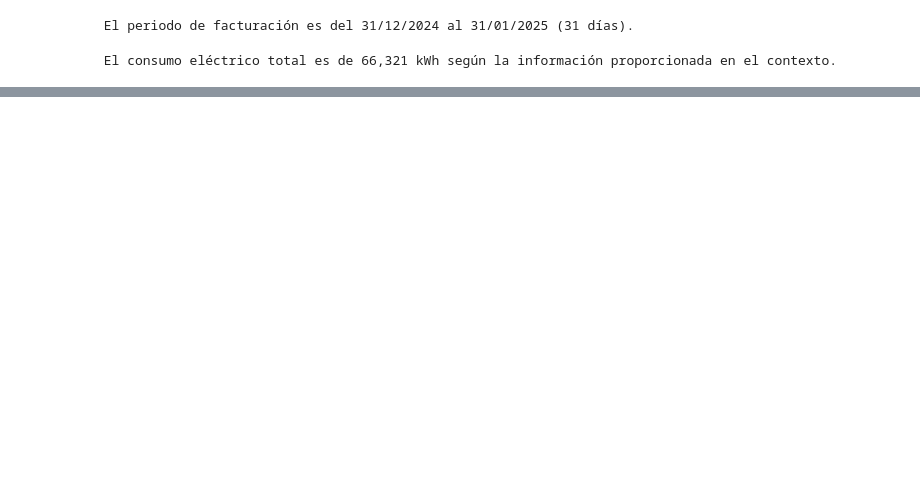
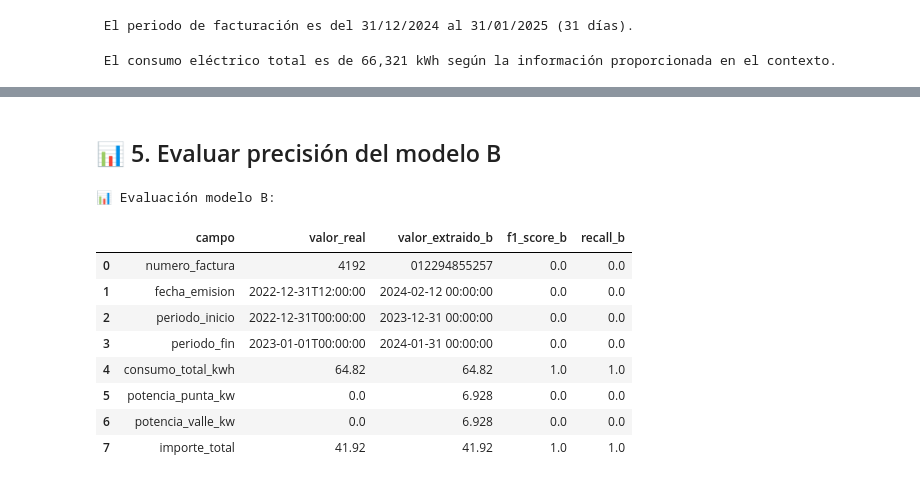
Before and after one commit to DEVjspf/ceu_facturas_tfa, a Jupyter notebook: dev_facturas.ipynb, the cells around one changed output, grey strips where cells are left out. Saved outputs shown, nothing was run; the diff lists cells and outputs as text; code cells hidden in the pictures; blank space fills up the shorter version.

```diff
--- a/dev_facturas.ipynb
+++ b/dev_facturas.ipynb
@@ -392,0 +600,12 @@ Valor extraído por el LLM (del JSON final): 50.65
+# %%
+# 📌 Valores reales que corresponden a la misma factura analizada por el modelo B
+valores_reales_b = {
+    "numero_factura": "4192",
+    "fecha_emision": "2022-12-31T12:00:00",
+    "periodo_inicio": "2022-12-31T00:00:00",
+    "periodo_fin": "2023-01-01T00:00:00",
+    "consumo_total_kwh": 64.82,
+    "potencia_punta_kw": 0.0,
+    "potencia_valle_kw": 0.0,
+    "importe_total": 41.92
+}
@@ -392,0 +647,5 @@ Valor extraído por el LLM (del JSON final): 50.65
+# %%
+respuesta_json_b = responder_pregunta_b(prompt_json)
+factura_validada_b = limpiar_y_validar_json_b(respuesta_json_b)
+print("📦 Respuesta completa del modelo B:\n")
+print(respuesta_json_b)
@@ -392,0 +670,3 @@ Valor extraído por el LLM (del JSON final): 50.65
+# %%
+# 🧪 Ejecutar validación
+factura_validada_b = limpiar_y_validar_json_b(respuesta_json_b)
@@ -392,0 +685,35 @@ Valor extraído por el LLM (del JSON final): 50.65
+# %% [markdown]
+## 📊 5. Evaluar precisión del modelo B
+# %%
+def evaluar_factura_b(extraida_b, reales):
+    resultados_b = []
+
+    for campo, valor_real in reales.items():
+        valor_extraido_b = getattr(extraida_b, campo)
+        y_true = [1]
+        y_pred = [int(valor_extraido_b is not None and str(valor_extraido_b) == str(valor_real))]
+        resultados_b.append({
+            "campo": campo,
+            "valor_real": valor_real,
+            "valor_extraido_b": valor_extraido_b,
+            "f1_score_b": f1_score(y_true, y_pred, zero_division=1),
+            "recall_b": recall_score(y_true, y_pred, zero_division=1)
+        })
+
+    return pd.DataFrame(resultados_b)
+
+if factura_validada_b:
+    df_resultados_b = evaluar_factura_b(factura_validada_b, valores_reales_b)
+    print("📊 Evaluación modelo B:")
+    display(df_resultados_b)
+# %% [output]
+📊 Evaluación modelo B:
+|  | campo | valor_real | valor_extraido_b | f1_score_b | recall_b |
+| 0 | numero_factura | 4192 | 012294855257 | 0.0 | 0.0 |
+| 1 | fecha_emision | 2022-12-31T12:00:00 | 2024-02-12 00:00:00 | 0.0 | 0.0 |
+| 2 | periodo_inicio | 2022-12-31T00:00:00 | 2023-12-31 00:00:00 | 0.0 | 0.0 |
+| 3 | periodo_fin | 2023-01-01T00:00:00 | 2024-01-31 00:00:00 | 0.0 | 0.0 |
+| 4 | consumo_total_kwh | 64.82 | 64.82 | 1.0 | 1.0 |
+| 5 | potencia_punta_kw | 0.0 | 6.928 | 0.0 | 0.0 |
+| 6 | potencia_valle_kw | 0.0 | 6.928 | 0.0 | 0.0 |
+| 7 | importe_total | 41.92 | 41.92 | 1.0 | 1.0 |
```
Also changed, not shown: parts of 33 cells of this notebook.
